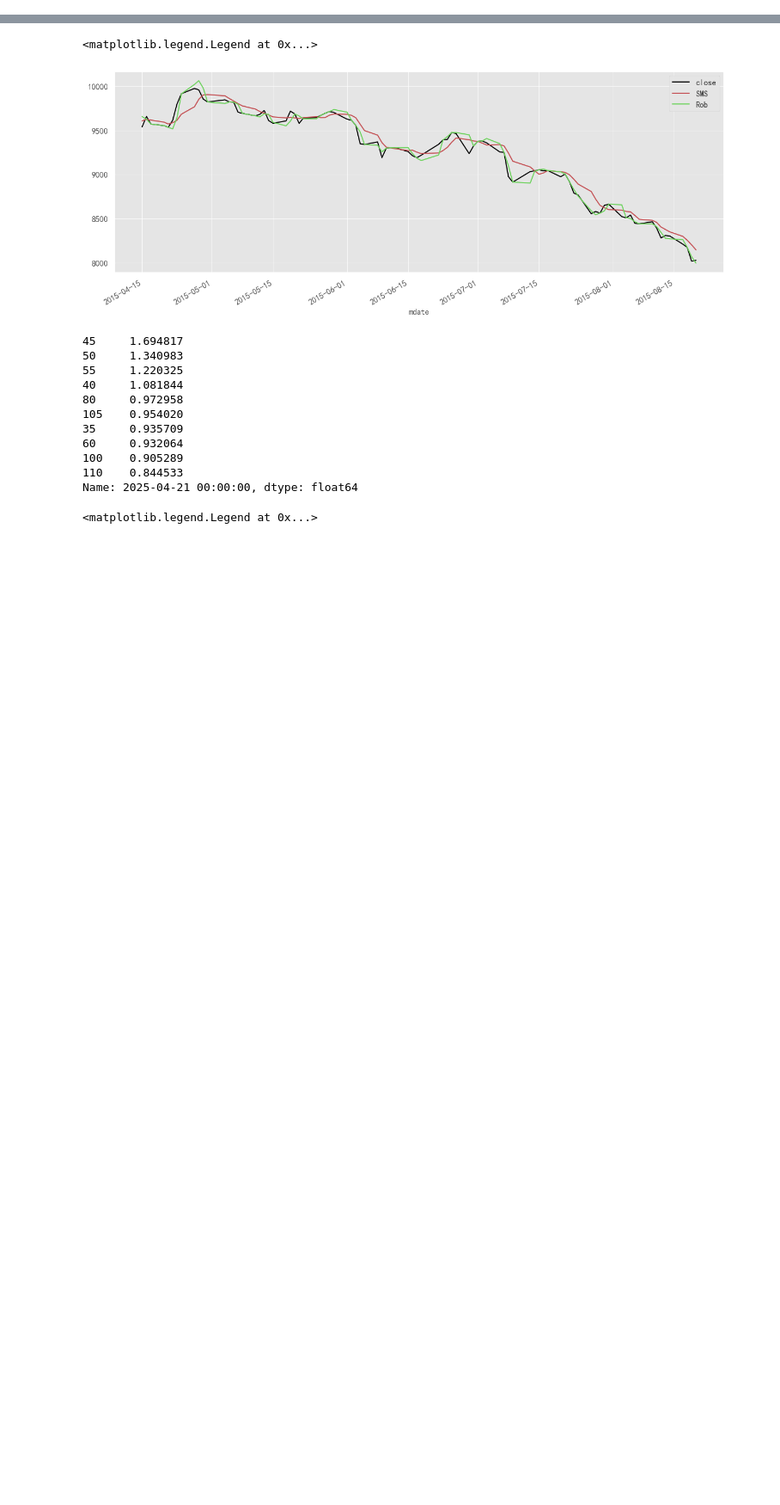
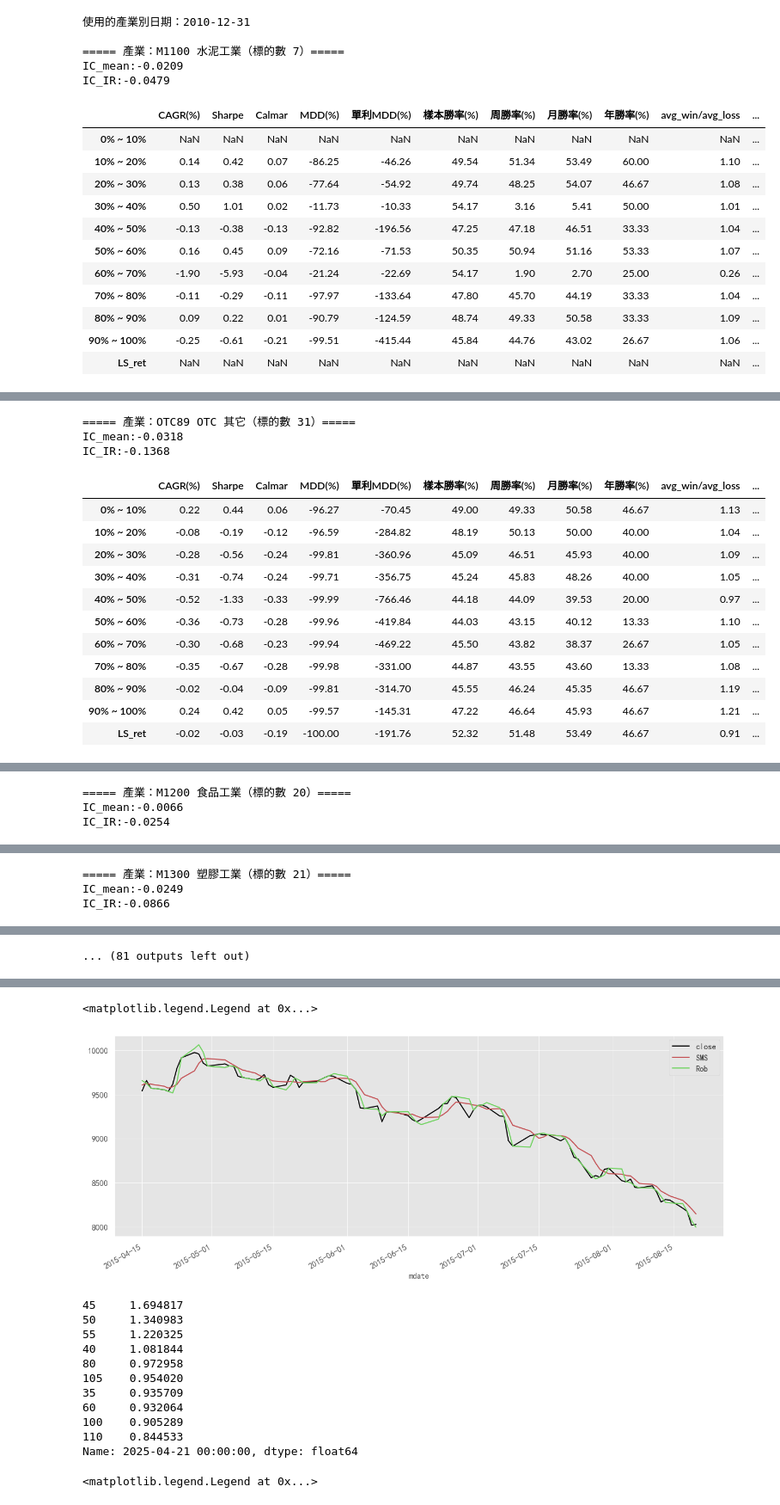
Before and after one commit to roger2389/ICU_Timing-Research, a Jupyter notebook: code/rs.ipynb, the cells around one changed output, grey strips where cells are left out. Shown at 86% size. Cells and saved outputs as stored; diff of their text form; code cells hidden in the pictures; blank space fills up the shorter version.

```diff
--- a/code/rs.ipynb
+++ b/code/rs.ipynb
@@ -18,0 +184,54 @@ twse['roi'] = (twse['roi'] / 100).shift(-2)
+# %%
+def backtest_by_industry(factor: pd.DataFrame, exp_ret: pd.DataFrame, ind: pd.DataFrame, rank_range_n=10, start_date='2020-01-01'):
+    # 將日期對齊為 Timestamp 格式
+    factor = factor.sort_index().copy()
+    exp_ret = exp_ret.sort_index().copy()
+    ind = ind.sort_index().copy()
+
+    # 找最接近 start_date 的產業資料
+    available_dates = ind.index.get_level_values(0).unique()
+    nearest_date = available_dates[available_dates <= pd.to_datetime(start_date)].max()
+    print(f"使用的產業別日期：{nearest_date.date()}")
+
+    # 取得該日的產業別 mapping
+    ind_series = ind.loc[ind.index.get_level_values(0) == nearest_date].iloc[0]
+    industry_map = ind_series.dropna().astype(str).to_frame(name='industry')
+    industry_map.index = industry_map.index.astype(str)
+
+    industry_results = {}
+    for industry in industry_map['industry'].unique():
+        industry_coids = industry_map[industry_map['industry'] == industry].index
+        selected_factor = factor[industry_coids.intersection(factor.columns)]
+        selected_return = exp_ret[industry_coids.intersection(exp_ret.columns)]
+
+        if selected_factor.shape[1] < 5:
+            continue
+
+        print(f"\n===== 產業：{industry}（標的數 {selected_factor.shape[1]}）=====")
+        backtest_factor(selected_factor, selected_return, rank_range_n=rank_range_n, start_date=start_date)
+
+        industry_results[industry] = {
+            "factor": selected_factor,
+            "return": selected_return
+        }
+
+    return industry_results
+industry_results = backtest_by_industry(rs_short.loc[''], forward_return, ind_df, rank_range_n=10, start_date='2011-01-01')
+# %% [output]
+使用的產業別日期：2010-12-31
+
+===== 產業：M1100 水泥工業（標的數 7）=====
+IC_mean:-0.0209
+IC_IR:-0.0479
+|  | CAGR(%) | Sharpe | Calmar | MDD(%) | 單利MDD(%) | 樣本勝率(%) | 周勝率(%) | 月勝率(%) | 年勝率(%) | avg_win/avg_loss | ... |
+| 0% ~ 10% | NaN | NaN | NaN | NaN | NaN | NaN | NaN | NaN | NaN | NaN | ... |
+| 10% ~ 20% | 0.14 | 0.42 | 0.07 | -86.25 | -46.26 | 49.54 | 51.34 | 53.49 | 60.00 | 1.10 | ... |
+| 20% ~ 30% | 0.13 | 0.38 | 0.06 | -77.64 | -54.92 | 49.74 | 48.25 | 54.07 | 46.67 | 1.08 | ... |
+| 30% ~ 40% | 0.50 | 1.01 | 0.02 | -11.73 | -10.33 | 54.17 | 3.16 | 5.41 | 50.00 | 1.01 | ... |
+| 40% ~ 50% | -0.13 | -0.38 | -0.13 | -92.82 | -196.56 | 47.25 | 47.18 | 46.51 | 33.33 | 1.04 | ... |
+| 50% ~ 60% | 0.16 | 0.45 | 0.09 | -72.16 | -71.53 | 50.35 | 50.94 | 51.16 | 53.33 | 1.07 | ... |
+| 60% ~ 70% | -1.90 | -5.93 | -0.04 | -21.24 | -22.69 | 54.17 | 1.90 | 2.70 | 25.00 | 0.26 | ... |
+| 70% ~ 80% | -0.11 | -0.29 | -0.11 | -97.97 | -133.64 | 47.80 | 45.70 | 44.19 | 33.33 | 1.04 | ... |
+| 80% ~ 90% | 0.09 | 0.22 | 0.01 | -90.79 | -124.59 | 48.74 | 49.33 | 50.58 | 33.33 | 1.09 | ... |
+| 90% ~ 100% | -0.25 | -0.61 | -0.21 | -99.51 | -415.44 | 45.84 | 44.76 | 43.02 | 26.67 | 1.06 | ... |
+| LS_ret | NaN | NaN | NaN | NaN | NaN | NaN | NaN | NaN | NaN | NaN | ... |
@@ -18,0 +239,15 @@ twse['roi'] = (twse['roi'] / 100).shift(-2)
+===== 產業：OTC89 OTC 其它（標的數 31）=====
+IC_mean:-0.0318
+IC_IR:-0.1368
+|  | CAGR(%) | Sharpe | Calmar | MDD(%) | 單利MDD(%) | 樣本勝率(%) | 周勝率(%) | 月勝率(%) | 年勝率(%) | avg_win/avg_loss | ... |
+| 0% ~ 10% | 0.22 | 0.44 | 0.06 | -96.27 | -70.45 | 49.00 | 49.33 | 50.58 | 46.67 | 1.13 | ... |
+| 10% ~ 20% | -0.08 | -0.19 | -0.12 | -96.59 | -284.82 | 48.19 | 50.13 | 50.00 | 40.00 | 1.04 | ... |
+| 20% ~ 30% | -0.28 | -0.56 | -0.24 | -99.81 | -360.96 | 45.09 | 46.51 | 45.93 | 40.00 | 1.09 | ... |
+| 30% ~ 40% | -0.31 | -0.74 | -0.24 | -99.71 | -356.75 | 45.24 | 45.83 | 48.26 | 40.00 | 1.05 | ... |
+| 40% ~ 50% | -0.52 | -1.33 | -0.33 | -99.99 | -766.46 | 44.18 | 44.09 | 39.53 | 20.00 | 0.97 | ... |
+| 50% ~ 60% | -0.36 | -0.73 | -0.28 | -99.96 | -419.84 | 44.03 | 43.15 | 40.12 | 13.33 | 1.10 | ... |
+| 60% ~ 70% | -0.30 | -0.68 | -0.23 | -99.94 | -469.22 | 45.50 | 43.82 | 38.37 | 26.67 | 1.05 | ... |
+| 70% ~ 80% | -0.35 | -0.67 | -0.28 | -99.98 | -331.00 | 44.87 | 43.55 | 43.60 | 13.33 | 1.08 | ... |
+| 80% ~ 90% | -0.02 | -0.04 | -0.09 | -99.81 | -314.70 | 45.55 | 46.24 | 45.35 | 46.67 | 1.19 | ... |
+| 90% ~ 100% | 0.24 | 0.42 | 0.05 | -99.57 | -145.31 | 47.22 | 46.64 | 45.93 | 46.67 | 1.21 | ... |
+| LS_ret | -0.02 | -0.03 | -0.19 | -100.00 | -191.76 | 52.32 | 51.48 | 53.49 | 46.67 | 0.91 | ... |
@@ -18,0 +255,3 @@ twse['roi'] = (twse['roi'] / 100).shift(-2)
+===== 產業：M1200 食品工業（標的數 20）=====
+IC_mean:-0.0066
+IC_IR:-0.0254
@@ -18,0 +271,3 @@ twse['roi'] = (twse['roi'] / 100).shift(-2)
+===== 產業：M1300 塑膠工業（標的數 21）=====
+IC_mean:-0.0249
+IC_IR:-0.0866
@@ -18,0 +287 @@ twse['roi'] = (twse['roi'] / 100).shift(-2)
+... (81 outputs left out)
```
Also changed, not shown: parts of 27 cells of this notebook, 2 other files.
